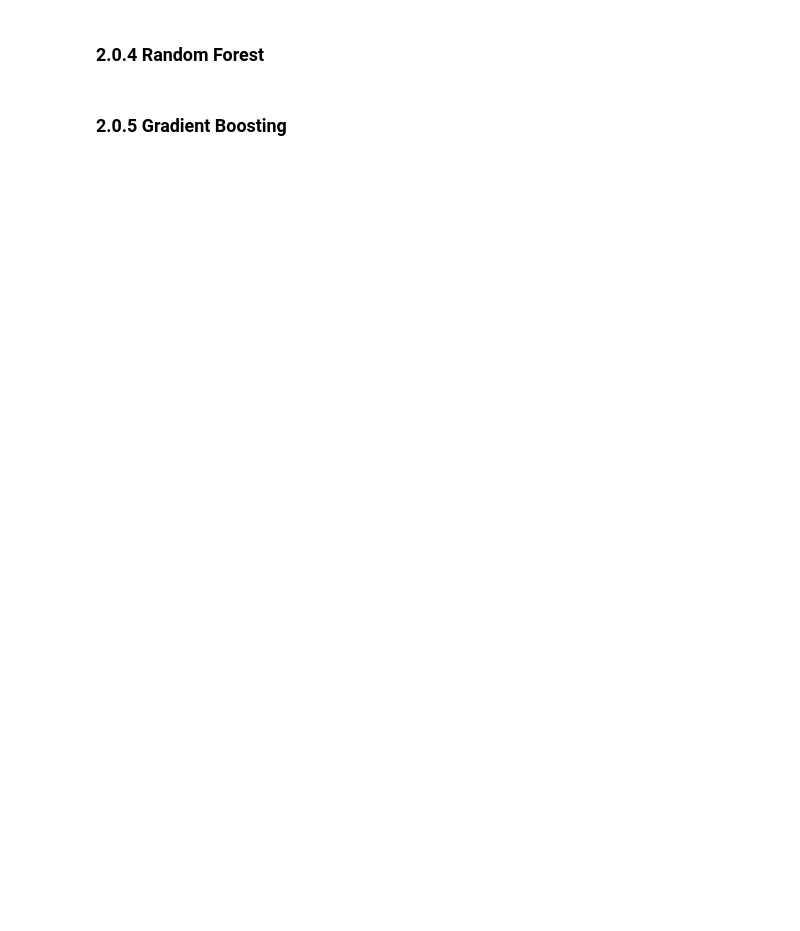
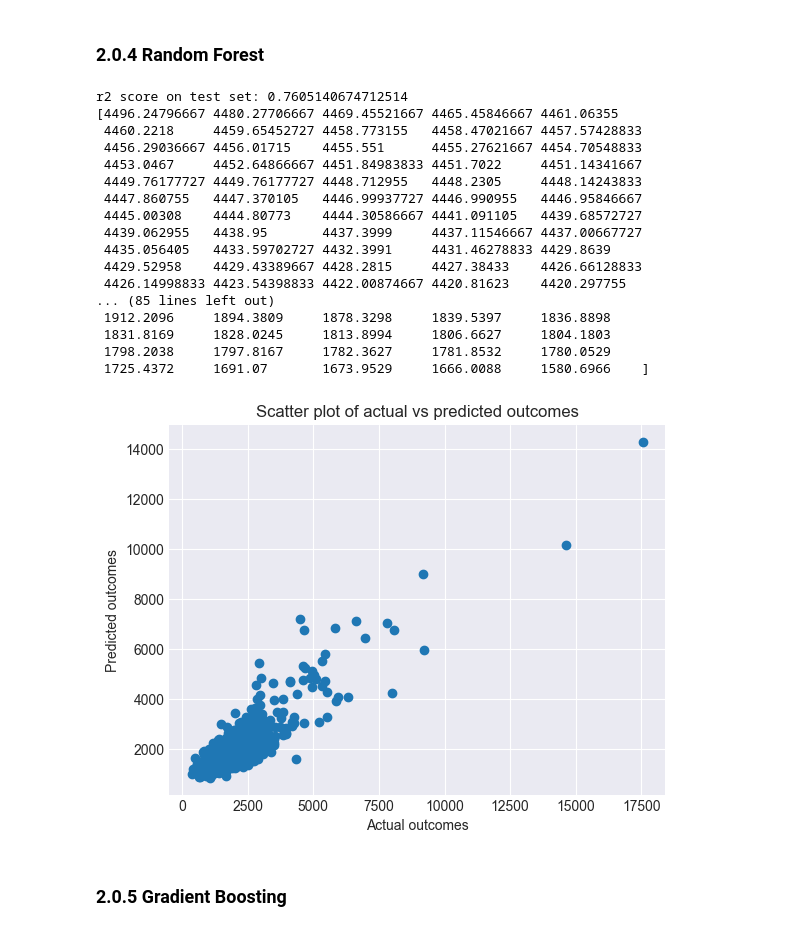
Before and after one commit to TomasHeyneman/Project-ML-, a Jupyter notebook: project.ipynb, the cells around one changed output. Cells and saved outputs as stored; diff of their text form; code cells hidden in the pictures; blank space fills up the shorter version.

```diff
--- a/project.ipynb
+++ b/project.ipynb
@@ -554,44 +618,58 @@ Train the different ML models to predict projected revenue
 # %% [markdown]
 ### 2.0.4 Random Forest
 # %%
-# # Dit algoritme heeft een score van 0.7581997911409797
-# from sklearn.ensemble import RandomForestRegressor
+# Dit algoritme heeft een score van 0.7581997911409797
+from sklearn.ensemble import RandomForestRegressor
 
-# # Split the dataset into training and testing sets
-# X = train
-# X = X.drop(['outcome_damage_amount', 'outcome_damage_inc', 'outcome_profit'], axis=1)
-# y = train['outcome_profit']
-# X_train, X_test, y_train, y_test = train_test_split(X, y, test_size=0.2, random_state=42)
+# Instantiate the model
+rf = RandomForestRegressor(n_estimators=100, random_state=42)
 
-# # Standardize the features
-# scaler = StandardScaler()
-# X_train = scaler.fit_transform(X_train)
-# X_test = scaler.transform(X_test)
+# Fit the model to the training data
+rf.fit(X_train, y_train)
 
-# # Instantiate the model
-# rf = RandomForestRegressor(n_estimators=100, random_state=42)
+# Predict on the test data
+RFy_pred = rf.predict(X_test)
 
-# # Fit the model to the training data
-# rf.fit(X_train, y_train)
+# Evaluate the model using r2 score
+from sklearn.metrics import r2_score
+RFr2 = r2_score(y_test, RFy_pred)
+print("r2 score on test set:", RFr2)
 
-# # Predict on the test data
-# y_pred = rf.predict(X_test)
+# Predict the projected revenue for the 500 applicants
 
-# # Evaluate the model using r2 score
-# from sklearn.metrics import r2_score
-# r2 = r2_score(y_test, y_pred)
-# print("r2 score on test set:", r2)
+RFscore = scaler.transform(score)
+RFpredictions = rf.predict(RFscore)
 
-# # Predict the projected revenue for the 500 applicants
+# Sort the predictions in descending order
+RFsorted_index = np.argsort(RFpredictions)[::-1]
+RFsorted_predictions = RFpredictions[RFsorted_index]
 
-# score = scaler.transform(score)
-# predictions = model.predict(score)
+print(RFsorted_predictions)
 
-# # Sort the predictions in descending order
-# sorted_index = np.argsort(predictions)[::-1]
-# sorted_predictions = predictions[sorted_index]
-
-# print(sorted_predictions)
+plt.scatter(y_test, RFy_pred)
+plt.xlabel('Actual outcomes')
+plt.ylabel('Predicted outcomes')
+plt.title('Scatter plot of actual vs predicted outcomes')
+plt.show()
+# %% [output]
+r2 score on test set: 0.7605140674712514
+[4496.24796667 4480.27706667 4469.45521667 4465.45846667 4461.06355
+ 4460.2218     4459.65452727 4458.773155   4458.47021667 4457.57428833
+ 4456.29036667 4456.01715    4455.551      4455.27621667 4454.70548833
+ 4453.0467     4452.64866667 4451.84983833 4451.7022     4451.14341667
+ 4449.76177727 4449.76177727 4448.712955   4448.2305     4448.14243833
+ 4447.860755   4447.370105   4446.99937727 4446.990955   4446.95846667
+ 4445.00308    4444.80773    4444.30586667 4441.091105   4439.68572727
+ 4439.062955   4438.95       4437.3999     4437.11546667 4437.00667727
+ 4435.056405   4433.59702727 4432.3991     4431.46278833 4429.8639
+ 4429.52958    4429.43389667 4428.2815     4427.38433    4426.66128833
+ 4426.14998833 4423.54398833 4422.00874667 4420.81623    4420.297755
+... (85 lines left out)
+ 1912.2096     1894.3809     1878.3298     1839.5397     1836.8898
+ 1831.8169     1828.0245     1813.8994     1806.6627     1804.1803
+ 1798.2038     1797.8167     1782.3627     1781.8532     1780.0529
+ 1725.4372     1691.07       1673.9529     1666.0088     1580.6966    ]
+[figure, added]
 # %% [markdown]
 ### 2.0.5 Gradient Boosting
 # %%
```
Also changed, not shown: parts of 25 cells of this notebook.
